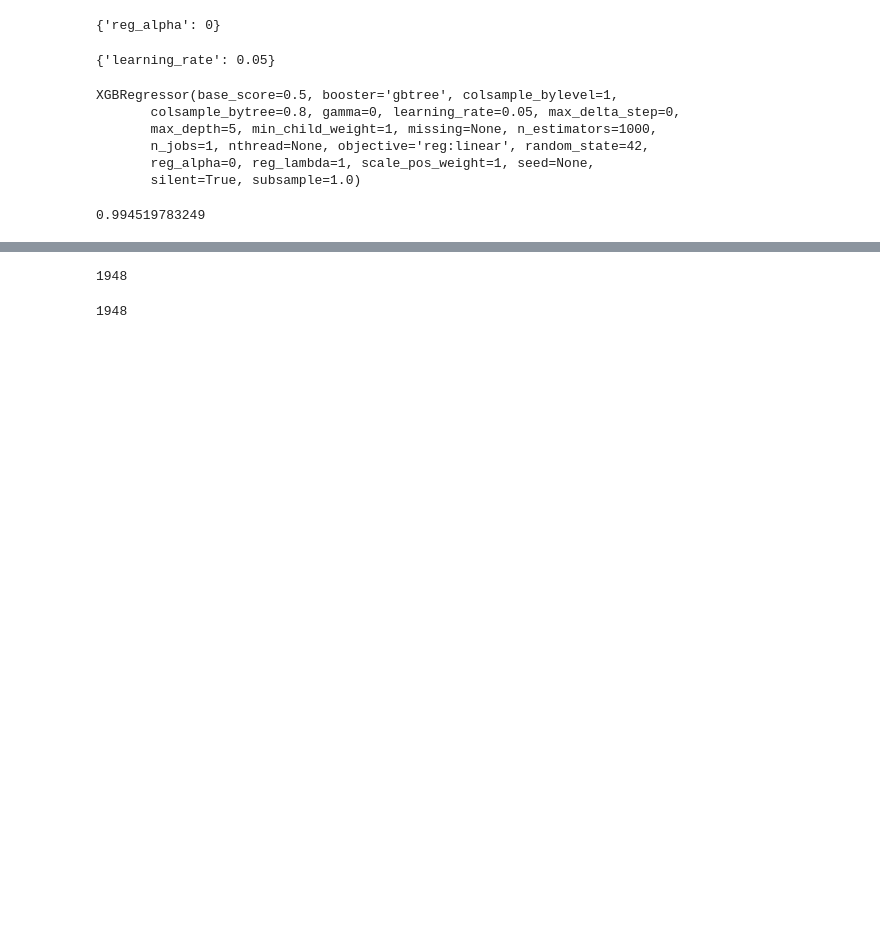
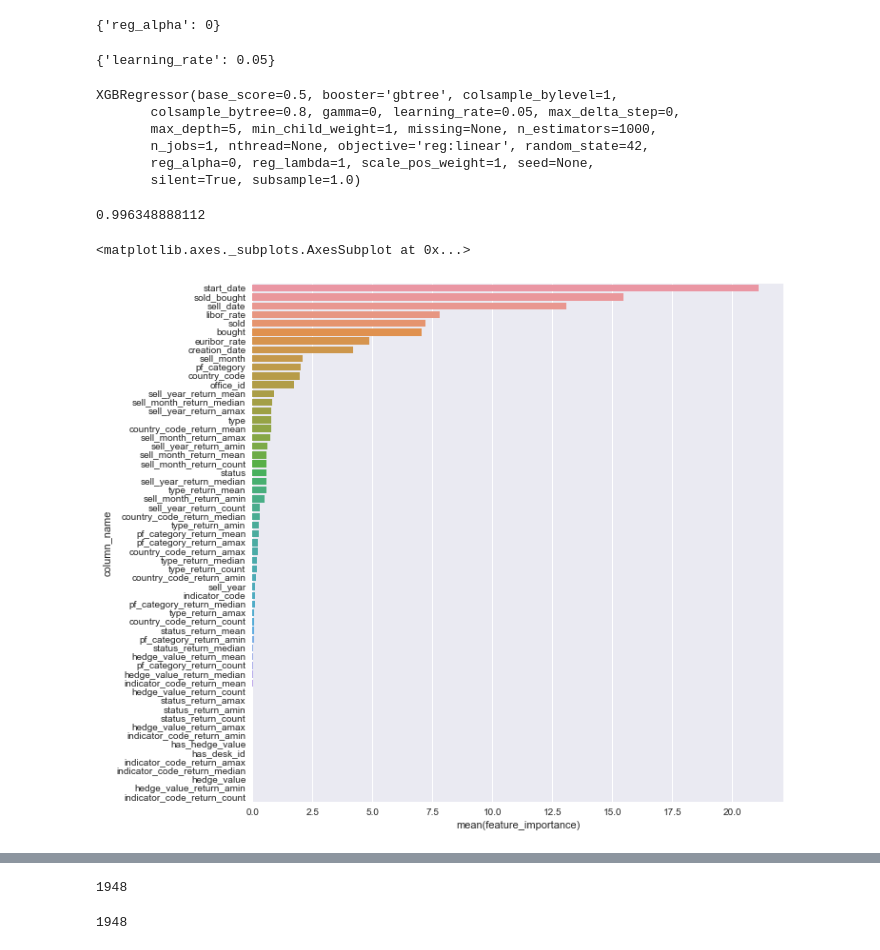
Before and after one commit to DragonWarrior15/Kaggle, a Jupyter notebook: 201712_hackerearth_sg_portfolio_returns/codes/12_model_xgb.ipynb, the cells around one changed output, grey strips where cells are left out. Saved outputs shown, nothing was run; the diff lists cells and outputs as text; code cells hidden in the pictures; blank space fills up the shorter version.

```diff
--- a/201712_hackerearth_sg_portfolio_returns/codes/12_model_xgb.ipynb
+++ b/201712_hackerearth_sg_portfolio_returns/codes/12_model_xgb.ipynb
@@ -34,6 +34,8 @@ df['has_hedge_value'] = df['hedge_value'].apply(lambda x: 0 if x != 2 else 2)
 df['status'] = df['status'].apply(lambda x: 1 if x == True else 0)
 # %%
 df['sell_year'] = df['sell_date'].apply(lambda x: x//10000)
+df['sell_month'] = df['sell_date'].apply(lambda x: (x//100)%100)
+df['sold_bought'] = df['sold'] - df['bought']
 # %%
 df_grouping = {}
 # %%
@@ -47,6 +49,7 @@ Index(['portfolio_id', 'desk_id', 'office_id', 'pf_category', 'start_date',
       dtype='object')
 # %%
-for var_to_group in ['pf_category', 'country_code', 'type', 'office_id']:
+for var_to_group in ['pf_category', 'country_code', 'type', 'indicator_code', 'hedge_value',\
+                     'status', 'sell_year', 'sell_month']:
     print (var_to_group)
     df_grouping[var_to_group] = df.groupby([var_to_group])\
                                   .agg({'return':[np.mean, np.median, np.max, np.min, 'count']})
@@ -99,7 +126,8 @@ df['desk_id'].fillna('NA', inplace = True)
 # xgboost parameter tuning
 # %%
 input_cols_xgb_encode = ['office_id', 'pf_category', 'country_code', 'type']
-input_cols_xgb_numeric = df.dtypes[df.dtypes.isin(['int64', 'float64'])].index.tolist()
+input_cols_xgb_numeric = df.dtypes[(df.dtypes == np.int64) | (df.dtypes == np.float64)].index.tolist()
+# print (input_cols_xgb_numeric)
 input_cols_xgb_numeric.remove('return')
 target_cols_xgb = ['return']
 # %%
@@ -263,4 +291,16 @@ XGBRegressor(base_score=0.5, booster='gbtree', colsample_bylevel=1,
 y_xgb_pred = xgb_reg.predict(X_xgb)
 print (r2_score(y_xgb, y_xgb_pred))
 # %% [output]
-0.994519783249
+0.996348888112
+# %%
+# plot the feature importances
+df_feature_importance = pd.DataFrame(list(zip((input_cols_xgb_encode + input_cols_xgb_numeric), \
+                                              xgb_reg.feature_importances_)),\
+                                     columns = ['column_name', 'feature_importance'])
+df_feature_importance = df_feature_importance.sort_values(by = 'feature_importance', ascending = False).reset_index()
+df_feature_importance['feature_importance'] *= 100
+fig, axs = plt.subplots(nrows = 1, ncols = 1, figsize=(10 , 10))
+sns.barplot(x = 'feature_importance', y = 'column_name', data = df_feature_importance)
+# %% [output]
+<matplotlib.axes._subplots.AxesSubplot at 0x...>
+[figure, added]
```
Also changed, not shown: parts of 11 cells of this notebook.
